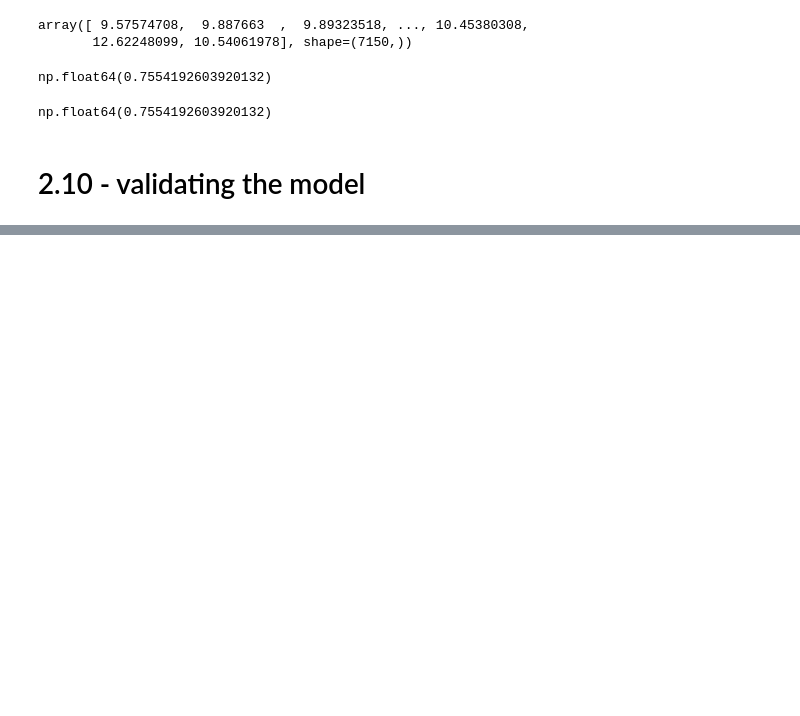
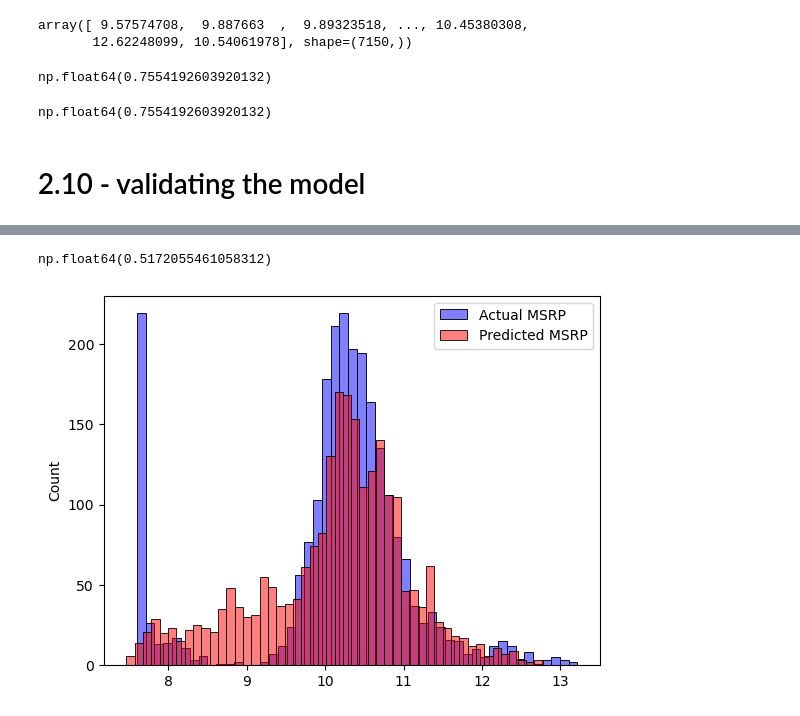
Before and after one commit to jihad-islam/Learning-ML, a Jupyter notebook: ML_ZoomCamp/Module 2 (Linear Regression)/1. carproject_explained.ipynb, the cells around one changed output, grey strips where cells are left out. Drawn from its saved outputs; the diff is of its cells as text; code cells hidden in the pictures; blank space fills up the shorter version.

```diff
--- a/ML_ZoomCamp/Module 2 (Linear Regression)/1. carproject_explained.ipynb
+++ b/ML_ZoomCamp/Module 2 (Linear Regression)/1. carproject_explained.ipynb
@@ -765,0 +772,5 @@ np.float64(0.7554192603920132)
+# %%
+# ei function er details 2.8_baseline_model e ase
+def prepare_x(df):
+    x = df[base].fillna(0).values
+    return x
@@ -765,0 +840,11 @@ np.float64(0.7554192603920132)
+# %%
+# 2.8 and 2.10 e jei function ta paisi oitake ekhon modify korbo age column add er jonne
+
+def prepare_x(df):
+    df = df.copy()  # avoid modifying the original dataframe
+
+    df['age'] = 2017 - df['year']
+    features = base + ['age']  # add 'age' to the list of features
+
+    x = df[features].fillna(0).values
+    return x
@@ -765,0 +873,24 @@ np.float64(0.7554192603920132)
+# %%
+# ekhon 2.10 theke validating model er kaj korbo
+
+x_train = prepare_x(df_train)
+w0, w = train_linear_regression(x_train, y_train)
+
+x_val = prepare_x(df_val)
+y_pred = w0 + x_val.dot(w)
+
+rmse(y_val, y_pred)
+
+
+# age feature add korar aage rmse chilo 0.76, ekhon 0.51. that means model improve korse.
+# %% [output]
+np.float64(0.5172055461058312)
+# %%
+# ekhon histplot e dekhi
+
+sns.histplot(data=y_val, color='blue', label='Actual MSRP', bins=50, alpha=0.5)
+sns.histplot(data=y_pred, color='red', label='Predicted MSRP', bins=50, alpha=0.5)
+plt.legend()
+plt.show()
+# %% [output]
+[figure, added]
```
Also changed, not shown: parts of 8 cells of this notebook, 1 other file.
